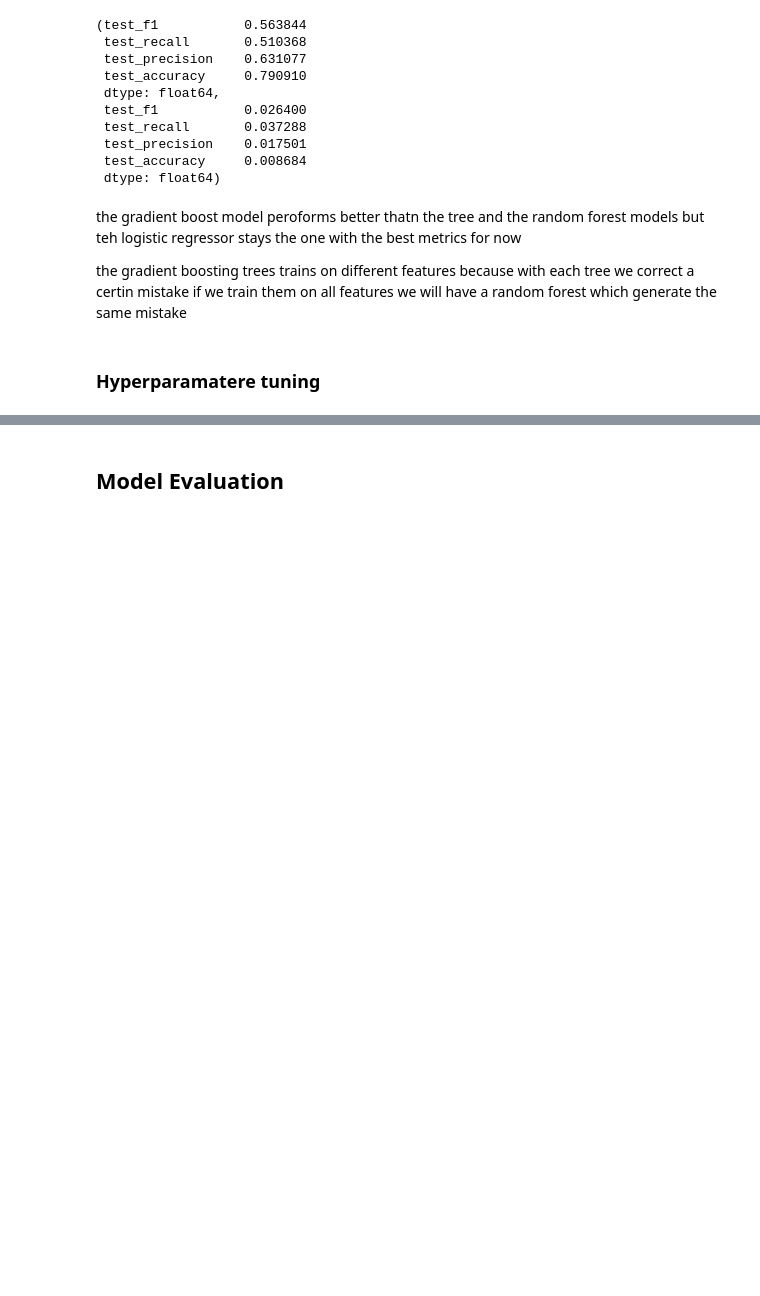
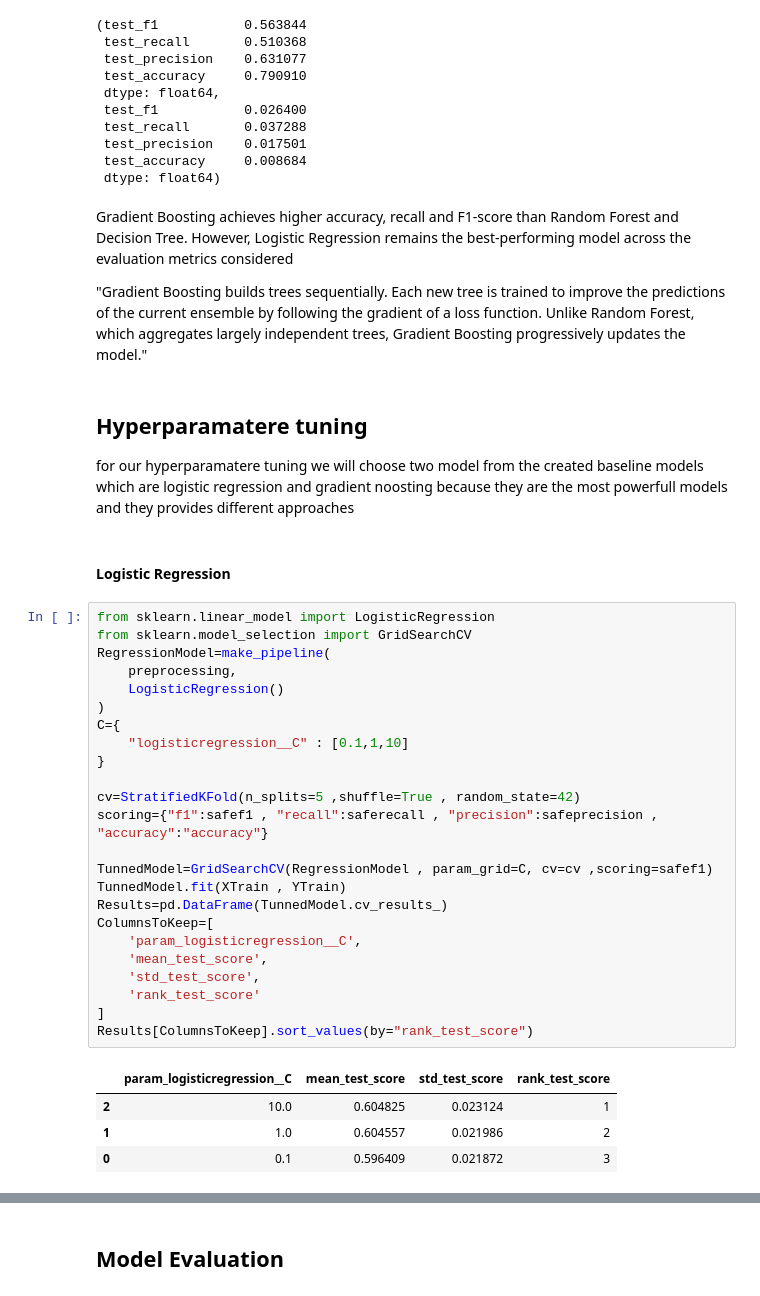
Before and after one commit to rabe156/Telco-Customer-Churn-Prediction, a Jupyter notebook: notebooks/customer_churn_analysis.ipynb, the cells around one changed output, grey strips where cells are left out. Saved outputs shown, nothing was run; the diff lists cells and outputs as text; blank space fills up the shorter version.

```diff
--- a/notebooks/customer_churn_analysis.ipynb
+++ b/notebooks/customer_churn_analysis.ipynb
@@ -726,8 +727,40 @@ Scores.mean() , Scores.std()
  test_accuracy     0.008684
  dtype: float64)
 # %% [markdown]
-the gradient boost model peroforms better thatn the tree and the random forest models but teh logistic regressor stays the one with the best metrics for now
+Gradient Boosting achieves higher accuracy, recall and F1-score than Random Forest and Decision Tree. However, Logistic Regression remains the best-performing model across the evaluation metrics considered
 
-the gradient boosting trees trains on different features because with each tree we correct a certin mistake if we train them on all features we will have a random forest which generate the same mistake
+"Gradient Boosting builds trees sequentially. Each new tree is trained to improve the predictions of the current ensemble by following the gradient of a loss function. Unlike Random Forest, which aggregates largely independent trees, Gradient Boosting progressively updates the model."
 # %% [markdown]
-### Hyperparamatere tuning
+## Hyperparamatere tuning
+for our hyperparamatere tuning we will choose two model from the created baseline models which are logistic regression and gradient noosting because they are the most powerfull models and they  provides different approaches
+# %% [markdown]
+#### Logistic Regression
+# %%
+from sklearn.linear_model import LogisticRegression
+from sklearn.model_selection import GridSearchCV
+RegressionModel=make_pipeline(
+    preprocessing,
+    LogisticRegression()
+)
+C={
+    "logisticregression__C" : [0.1,1,10]
+}
+
+cv=StratifiedKFold(n_splits=5 ,shuffle=True , random_state=42)
+scoring={"f1":safef1 , "recall":saferecall , "precision":safeprecision , "accuracy":"accuracy"}
+
+TunnedModel=GridSearchCV(RegressionModel , param_grid=C, cv=cv ,scoring=safef1)
+TunnedModel.fit(XTrain , YTrain)
+Results=pd.DataFrame(TunnedModel.cv_results_)
+ColumnsToKeep=[
+    'param_logisticregression__C',
+    'mean_test_score',
+    'std_test_score',
+    'rank_test_score'
+]
+Results[ColumnsToKeep].sort_values(by="rank_test_score")
+# %% [output]
+|  | param_logisticregression__C | mean_test_score | std_test_score | rank_test_score |
+| 2 | 10.0 | 0.604825 | 0.023124 | 1 |
+| 1 | 1.0 | 0.604557 | 0.021986 | 2 |
+| 0 | 0.1 | 0.596409 | 0.021872 | 3 |
```
Also changed, not shown: parts of 10 cells of this notebook.
